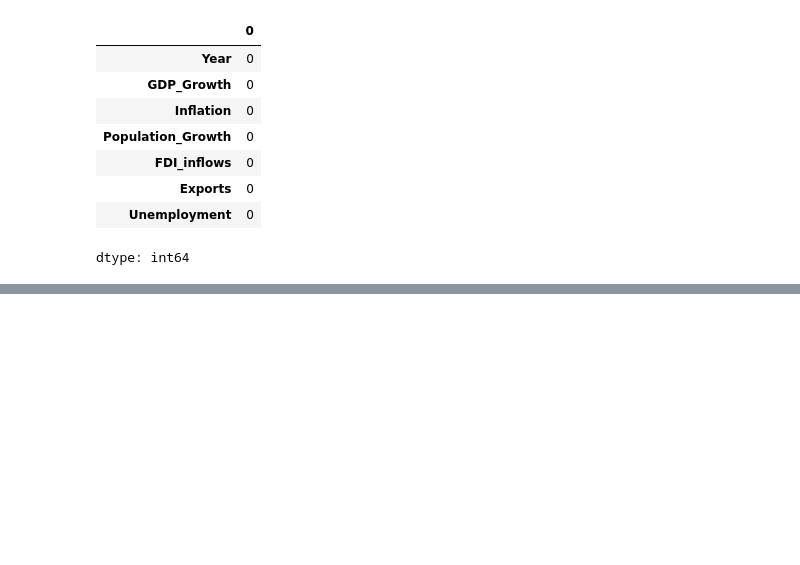
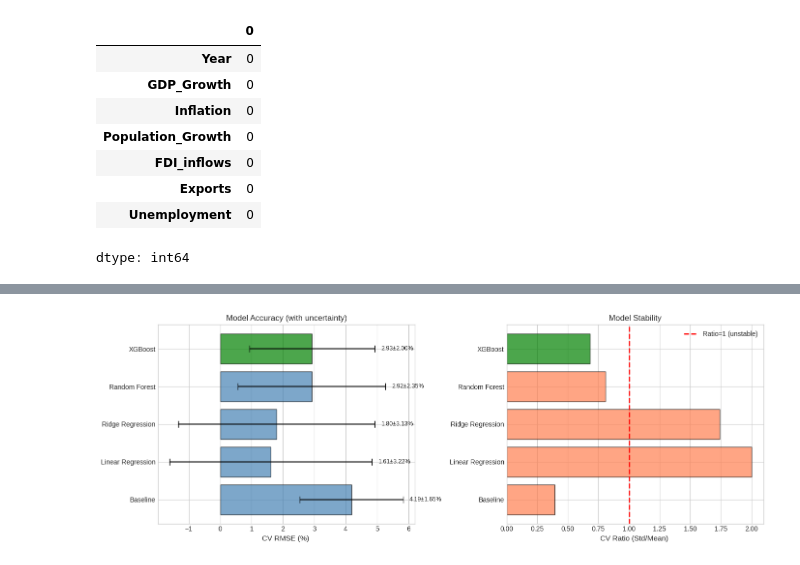
Before and after one commit to goodnessezichioum/DS-final-project, a Jupyter notebook: economic-assessment.ipynb, the cells around one changed output, grey strips where cells are left out. Drawn from its saved outputs; the diff is of its cells as text; code cells hidden in the pictures; blank space fills up the shorter version.

Commit message:
Models Implemented and assessed

```diff
--- a/economic-assessment.ipynb
+++ b/economic-assessment.ipynb
@@ -136,7 +137,7 @@ print(external_df[["Indicator Name", "Indicator Code", "coverage_%", "longest_ru
 643   96.923077           43
 505   96.923077           43
 # %%
-def extract_indicator(code, name):
+def extract_indicator(df, code, name, year_cols):
     year_cols = [str(y) for y in range(1960, 2025)]
     row = df[df["Indicator Code"] == code]
     ts = row[year_cols].T
@@ -848,0 +545,18 @@ plt.show()
+# %%
+#Linear regression
+
+lr = LinearRegression()
+lr_cv_scores = []
+for train_idx, val_idx in tscv.split(X_train_scaled):
+    lr.fit(X_train_scaled.iloc[train_idx], y_train.iloc[train_idx])
+    pred = lr.predict(X_train_scaled.iloc[val_idx])
+    lr_cv_scores.append(np.sqrt(mean_squared_error(y_train.iloc[val_idx], pred)))
+
+lr.fit(X_train_scaled, y_train)
+model_results['Linear Regression'] = {
+    'model': lr,
+    'cv_rmse_mean': np.mean(lr_cv_scores),
+    'cv_rmse_std': np.std(lr_cv_scores),
+    'cv_scores': lr_cv_scores
+}
+print(f"  CV RMSE: {np.mean(lr_cv_scores):.2f}% (±{np.std(lr_cv_scores):.2f}%)")
@@ -848,0 +671,54 @@ plt.show()
+# %%
+#Model Comparison
+
+comparison_data = []
+for name, results in model_results.items():
+    cv_ratio = results['cv_rmse_std'] / results['cv_rmse_mean'] if results['cv_rmse_mean'] > 0 else float('inf')
+    comparison_data.append({
+        'Model': name,
+        'CV RMSE (%)': results['cv_rmse_mean'],
+        'Std (%)': results['cv_rmse_std'],
+        'CV Ratio': cv_ratio
+    })
+
+comparison_df = pd.DataFrame(comparison_data)
+
+comparison_df_sorted = comparison_df.sort_values('CV Ratio')
+print("Model Comparison (sorted by reliability):")
+print(comparison_df_sorted.to_string(index=False))
+
+# Selecting best model (excluding baseline)
+non_baseline = comparison_df_sorted[comparison_df_sorted['Model'] != 'Baseline']
+best_model_name = non_baseline.iloc[0]['Model']
+best_model = model_results[best_model_name]['model']
+
+print(f"\n SELECTED MODEL: {best_model_name} ")
+
+# Visualization
+fig, axes = plt.subplots(1, 2, figsize=(14, 5))
+
+models = comparison_df['Model'].tolist()
+means = comparison_df['CV RMSE (%)'].tolist()
+stds = comparison_df['Std (%)'].tolist()
+ratios = comparison_df['CV Ratio'].tolist()
+
+colors = ['green' if m == best_model_name else 'steelblue' for m in models]
+
+# Plot 1: RMSE with error bars
+axes[0].barh(models, means, xerr=stds, capsize=5, color=colors, alpha=0.7, edgecolor='black')
+axes[0].set_xlabel('CV RMSE (%) ', fontsize=11)
+axes[0].set_title('Model Accuracy (with uncertainty)', fontsize=12)
+for i, (m, s) in enumerate(zip(means, stds)):
+    axes[0].text(m + s + 0.2, i, f'{m:.2f}±{s:.2f}%', va='center', fontsize=9)
+
+# Plot 2: CV Ratio
+colors2 = ['green' if m == best_model_name else 'coral' for m in models]
+axes[1].barh(models, ratios, color=colors2, alpha=0.7, edgecolor='black')
+axes[1].set_xlabel('CV Ratio (Std/Mean) ', fontsize=11)
+axes[1].set_title('Model Stability', fontsize=12)
+axes[1].axvline(x=1, color='red', linestyle='--', linewidth=2, label='Ratio=1 (unstable)')
+axes[1].legend()
+
+plt.tight_layout()
+plt.show()
+# %% [output]
@@ -848,0 +734 @@ plt.show()
+[figure, added]
```
Also changed, not shown: parts of 45 cells of this notebook.
